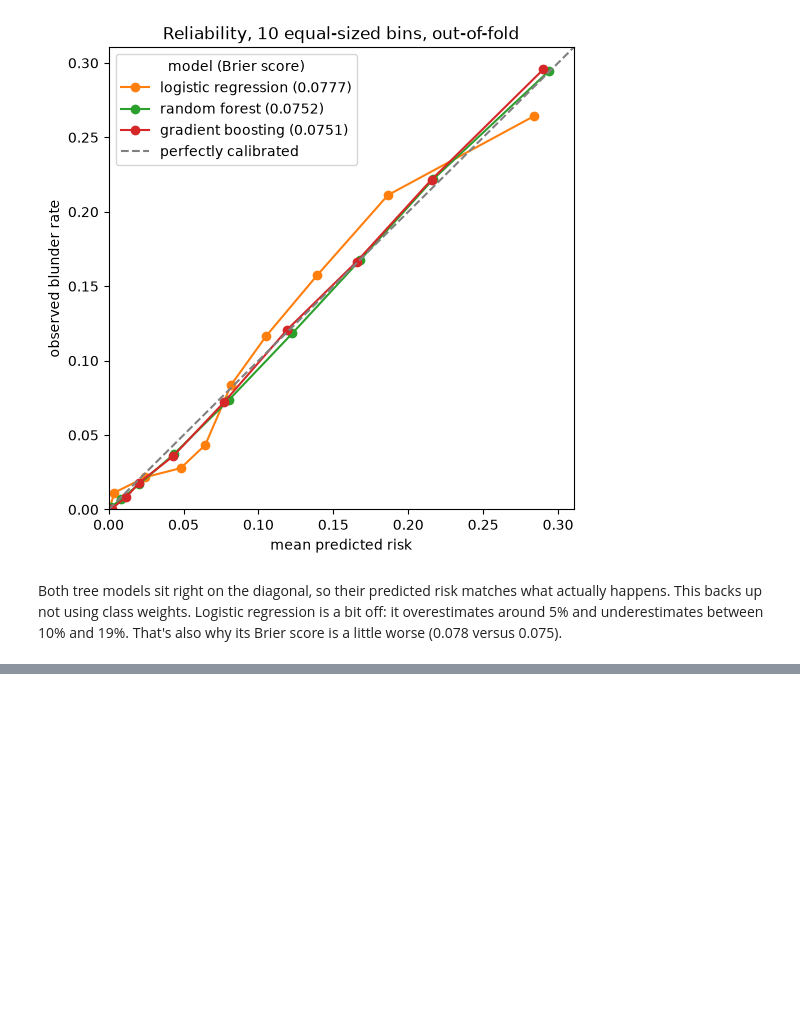
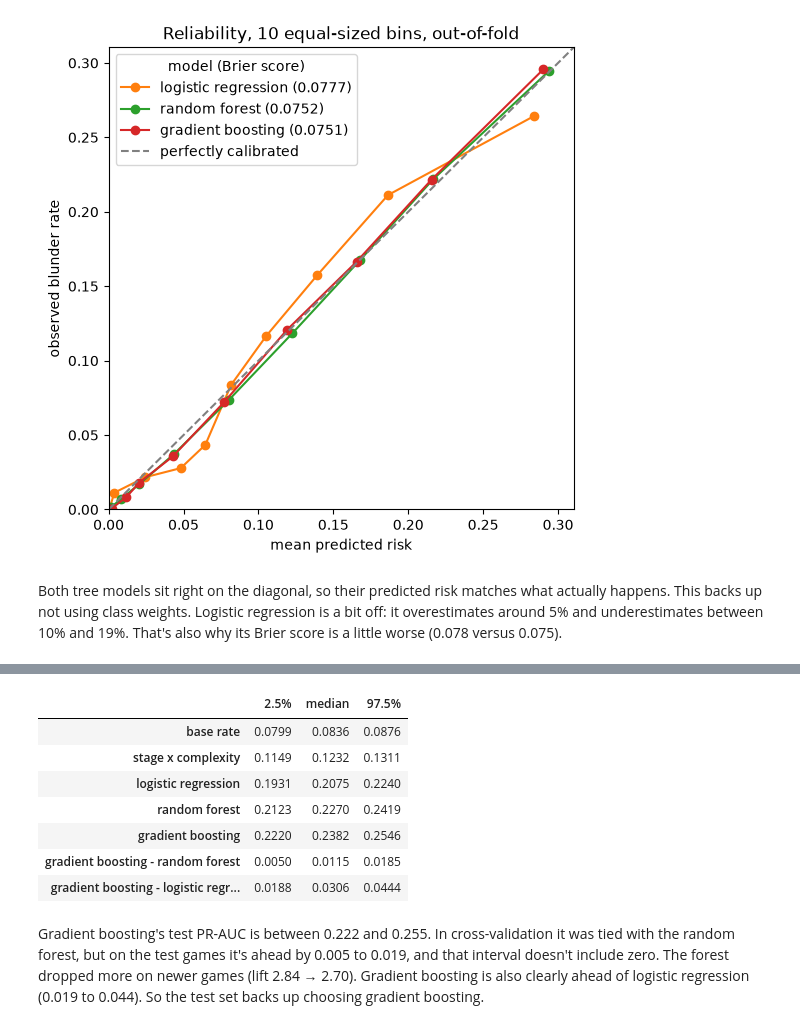
Before and after one commit to patrick-oreilly/chess-blunder-risk, a Jupyter notebook: notebooks/04_model_comparison.ipynb, the cells around one changed output, grey strips where cells are left out. Cells and saved outputs as stored; diff of their text form; code cells hidden in the pictures; blank space fills up the shorter version.

```diff
--- a/notebooks/04_model_comparison.ipynb
+++ b/notebooks/04_model_comparison.ipynb
@@ -433,0 +492,21 @@ versus 0.075).
+# %%
+boot = modelling.bootstrap_pr_auc(y_test, test_risk, test.game_id)
+boot['gradient boosting - random forest'] = boot['gradient boosting'] - boot['random forest']
+boot['gradient boosting - logistic regression'] = boot['gradient boosting'] - boot['logistic regression']
+
+boot.quantile([0.025, 0.5, 0.975]).T.rename(columns={0.025: '2.5%', 0.5: 'median', 0.975: '97.5%'}).round(4)
+# %% [output]
+|  | 2.5% | median | 97.5% |
+| base rate | 0.0799 | 0.0836 | 0.0876 |
+| stage x complexity | 0.1149 | 0.1232 | 0.1311 |
+| logistic regression | 0.1931 | 0.2075 | 0.2240 |
+| random forest | 0.2123 | 0.2270 | 0.2419 |
+| gradient boosting | 0.2220 | 0.2382 | 0.2546 |
+| gradient boosting - random forest | 0.0050 | 0.0115 | 0.0185 |
+| gradient boosting - logistic regr... | 0.0188 | 0.0306 | 0.0444 |
+# %% [markdown]
+Gradient boosting's test PR-AUC is between 0.222 and 0.255. In cross-validation it was tied with
+the random forest, but on the test games it's ahead by 0.005 to 0.019, and that interval doesn't
+include zero. The forest dropped more on newer games (lift 2.84 → 2.70). Gradient boosting is also
+clearly ahead of logistic regression (0.019 to 0.044). So the test set backs up choosing gradient
+boosting.
```
Also changed, not shown: parts of 5 cells of this notebook, 2 other files.
